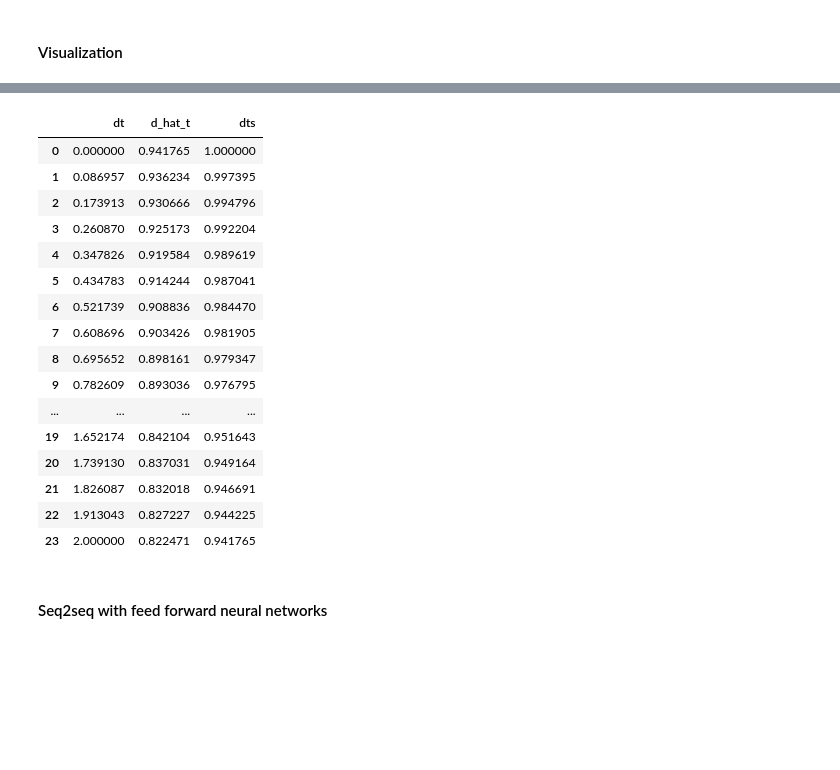
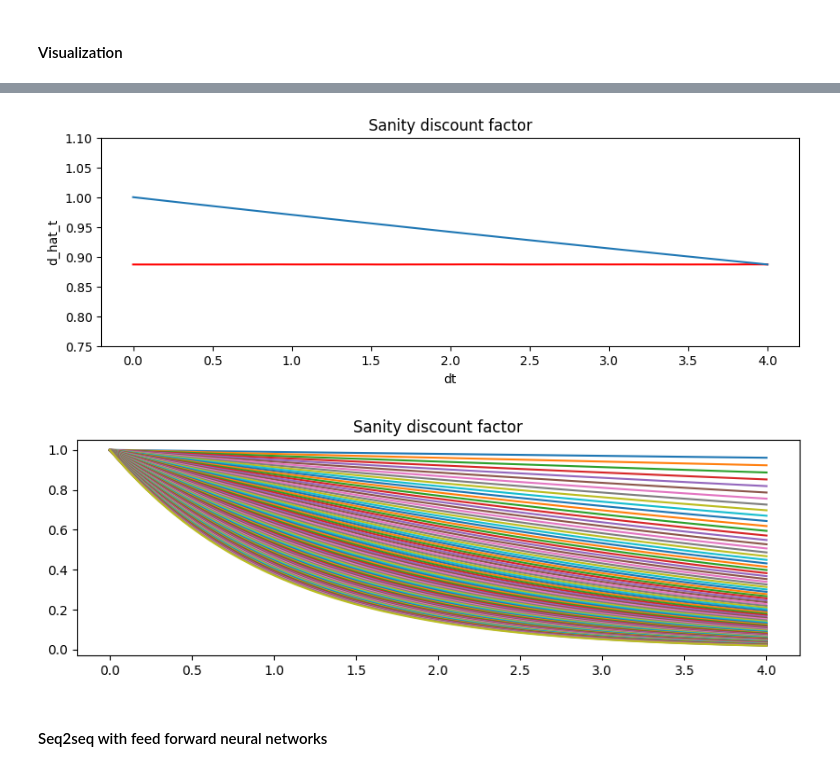
Before and after one commit to borjaf696/LGM_BFSDE, a Jupyter notebook: notebooks/simulation.ipynb, the cells around one changed output, grey strips where cells are left out. Cells and saved outputs as stored; diff of their text form; code cells hidden in the pictures; blank space fills up the shorter version.

```diff
--- a/notebooks/simulation.ipynb
+++ b/notebooks/simulation.ipynb
@@ -61,7 +61,7 @@ class MCSimulation():
 # %%
 # Strike value
 Vt = 2
-T = 1
+T = 4
 # Set of parameters
 T, N, X0, sigma = (T, 100, 0, 0.0075)
 mcsimulator = MCSimulation(T, N, X0, sigma)
@@ -131,8 +120,8 @@ def D(t, r = 0.03):
 def H(t, kappa = 2):
     return (1 - np.exp(-kappa * t)) / kappa
 # Volatility function
-def sigma(t, sigma_0 = 0.75):
-    return sigma_0 + (t // 2) * 0.05
+def sigma(t, sigma_0 = sigma):
+    return sigma_0 + (t // 2) * 0.0005
 # Zeta
 def C(t, sigma = sigma):
     import scipy.integrate as integrate
@@ -183,26 +143,23 @@ sanity = df_x.groupby(['dt']).agg(
     d_hat_t = ('d_hat_t', 'mean')
 ).reset_index()
 sanity['dts'] = D(np.array(sorted(t_unique)))
-# %%
-sanity.head(120)
-# %% [output]
-|  | dt | d_hat_t | dts |
-| 0 | 0.000000 | 0.941765 | 1.000000 |
-| 1 | 0.086957 | 0.936234 | 0.997395 |
-| 2 | 0.173913 | 0.930666 | 0.994796 |
-| 3 | 0.260870 | 0.925173 | 0.992204 |
-| 4 | 0.347826 | 0.919584 | 0.989619 |
-| 5 | 0.434783 | 0.914244 | 0.987041 |
-| 6 | 0.521739 | 0.908836 | 0.984470 |
-| 7 | 0.608696 | 0.903426 | 0.981905 |
-| 8 | 0.695652 | 0.898161 | 0.979347 |
-| 9 | 0.782609 | 0.893036 | 0.976795 |
-| ... | ... | ... | ... |
-| 19 | 1.652174 | 0.842104 | 0.951643 |
-| 20 | 1.739130 | 0.837031 | 0.949164 |
-| 21 | 1.826087 | 0.832018 | 0.946691 |
-| 22 | 1.913043 | 0.827227 | 0.944225 |
-| 23 | 2.000000 | 0.822471 | 0.941765 |
+# %%
+plt.figure(figsize = (10,3))
+plt.title('Sanity discount factor')
+sns.lineplot(x = 'dt', y = 'd_hat_t', data = sanity, color = 'red')
+sns.lineplot(x = 'dt', y = 'dts', data = sanity)
+plt.ylim(0.75, 1.1)
+plt.show()
+# %% [output]
+[figure, added]
+# %%
+plt.figure(figsize = (10,3))
+plt.title('Sanity discount factor')
+for r in np.arange(0.01, 1.0, step = 0.01):
+    sns.lineplot(x = t_unique, y = D(np.array(sorted(t_unique)), r = r))
+plt.show()
+# %% [output]
+[figure, added]
 # %% [markdown]
 #### Seq2seq with feed forward neural networks
 # %% [markdown]
```
Also changed, not shown: parts of 7 cells of this notebook.
